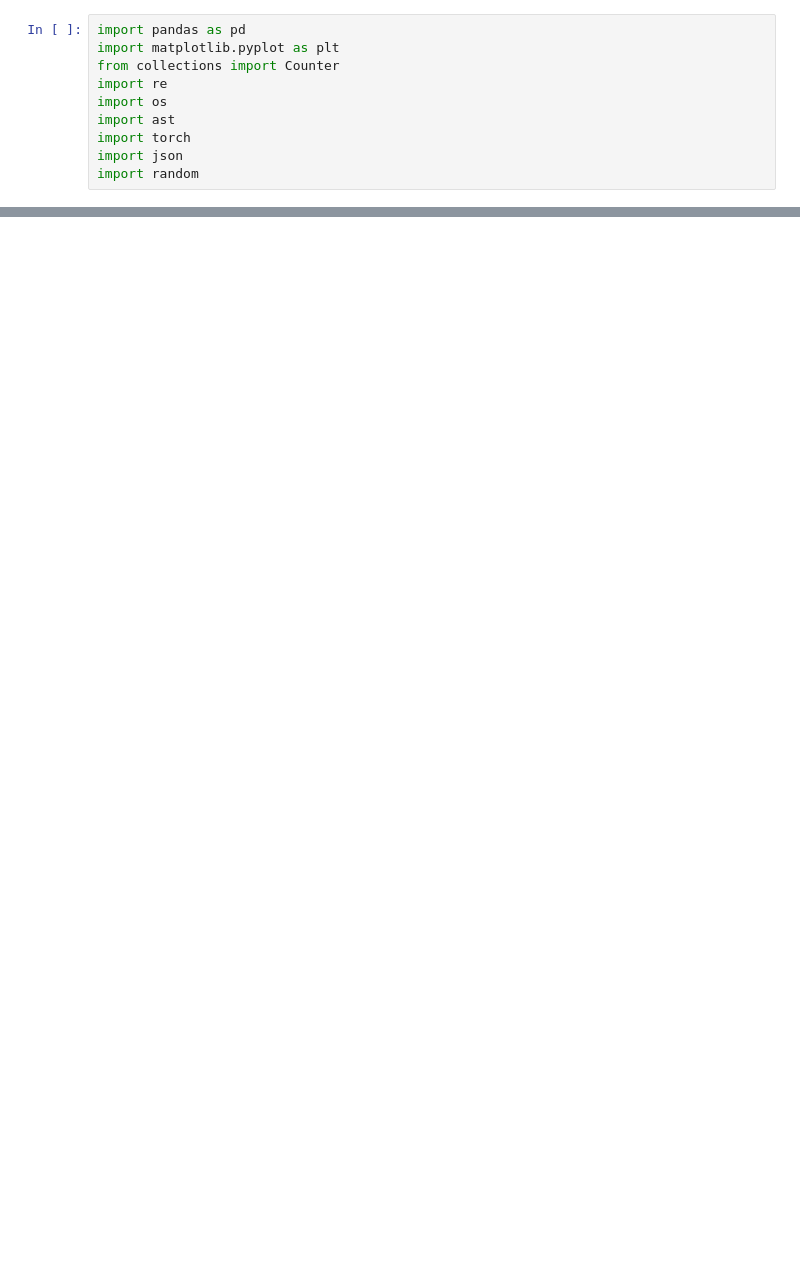
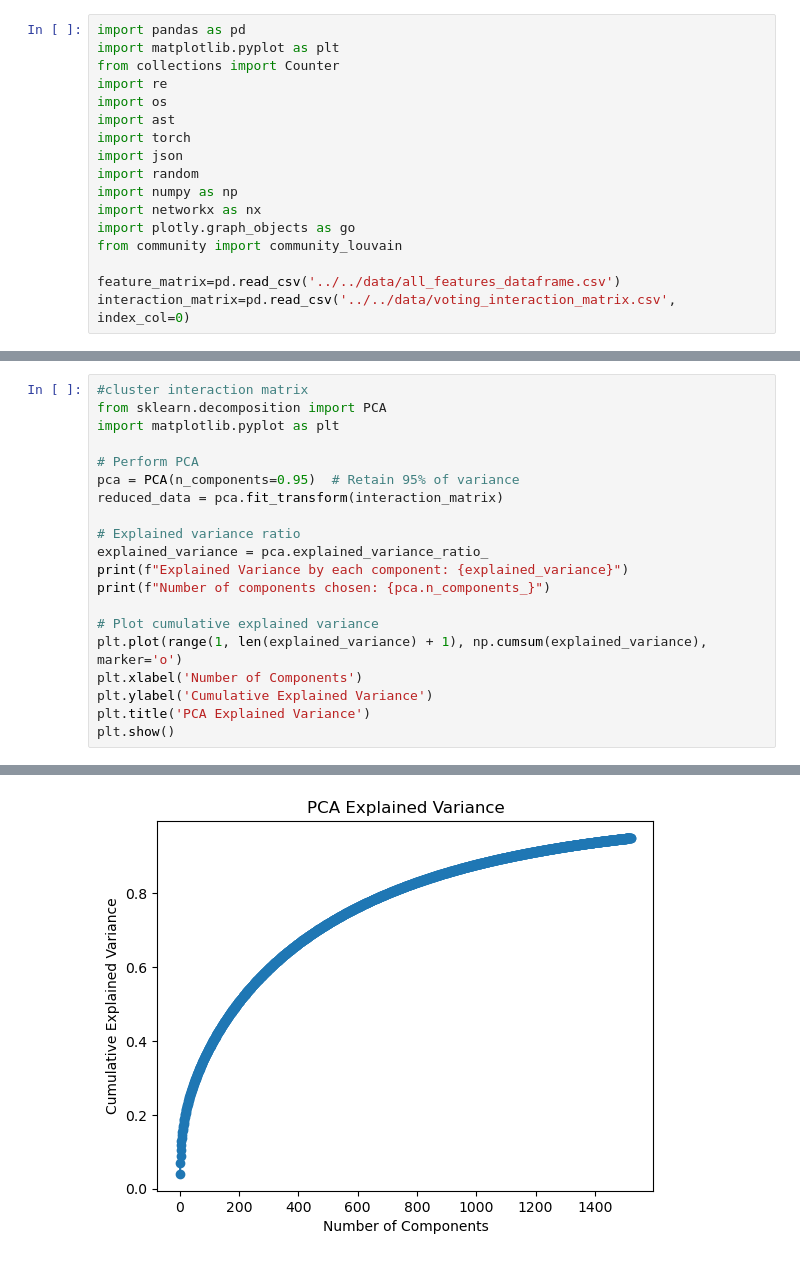
Before and after one commit to epfl-ada/ada-2024-project-supercoolteamname2024, a Jupyter notebook: src/scripts/clustering.ipynb, the cells around one changed output, grey strips where cells are left out. Cells and saved outputs as stored; diff of their text form; blank space fills up the shorter version.

```diff
--- a/src/scripts/clustering.ipynb
+++ b/src/scripts/clustering.ipynb
@@ -10,3 +8,10 @@ import ast
 import torch
 import json
 import random
+import numpy as np
+import networkx as nx
+import plotly.graph_objects as go
+from community import community_louvain
+
+feature_matrix=pd.read_csv('../../data/all_features_dataframe.csv')
+interaction_matrix=pd.read_csv('../../data/voting_interaction_matrix.csv', index_col=0)
@@ -145,0 +18,21 @@ merge_dataframe2.to_csv('../../data/all_features_dataframe.csv', index=False)
+# %%
+#cluster interaction matrix
+from sklearn.decomposition import PCA
+import matplotlib.pyplot as plt
+
+# Perform PCA
+pca = PCA(n_components=0.95)  # Retain 95% of variance
+reduced_data = pca.fit_transform(interaction_matrix)
+
+# Explained variance ratio
+explained_variance = pca.explained_variance_ratio_
+print(f"Explained Variance by each component: {explained_variance}")
+print(f"Number of components chosen: {pca.n_components_}")
+
+# Plot cumulative explained variance
+plt.plot(range(1, len(explained_variance) + 1), np.cumsum(explained_variance), marker='o')
+plt.xlabel('Number of Components')
+plt.ylabel('Cumulative Explained Variance')
+plt.title('PCA Explained Variance')
+plt.show()
+# %% [output]
@@ -145,0 +42 @@ merge_dataframe2.to_csv('../../data/all_features_dataframe.csv', index=False)
+[figure, added]
```
Also changed, not shown: parts of 12 cells of this notebook, 5 other files.
